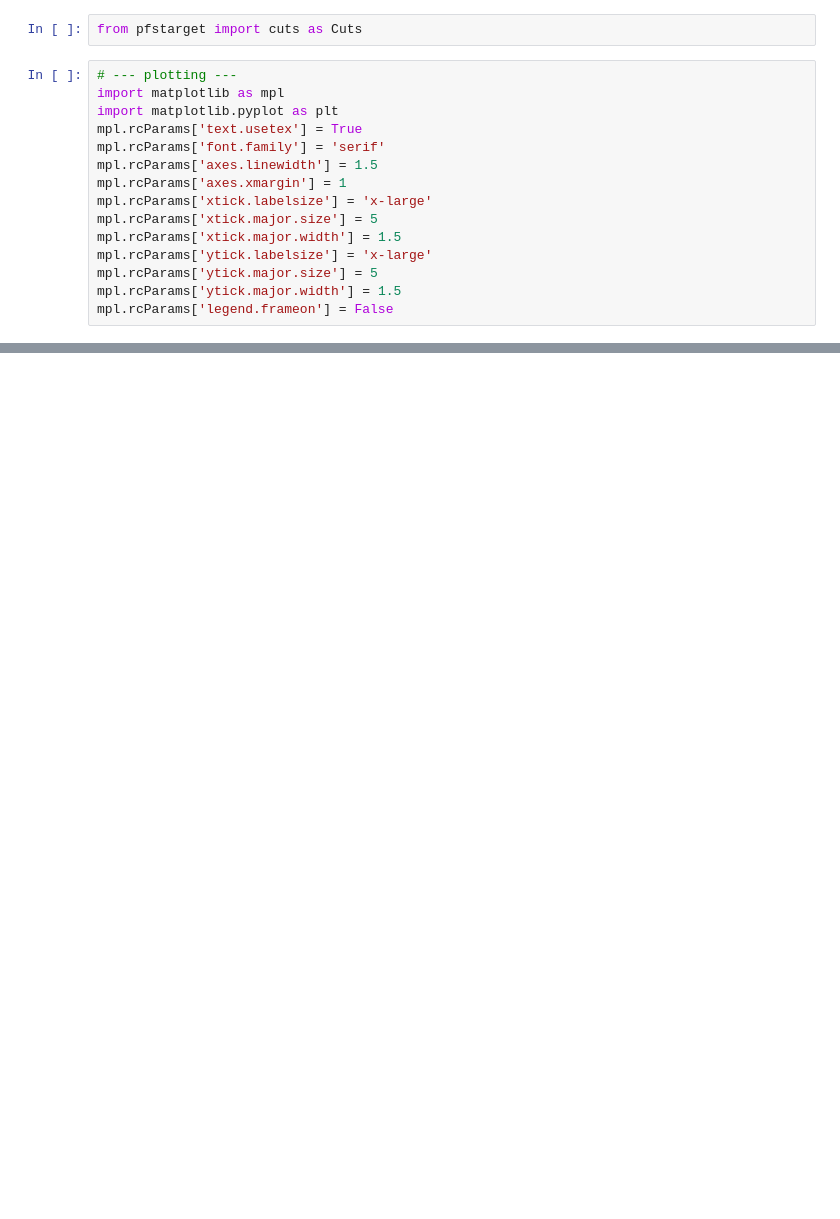
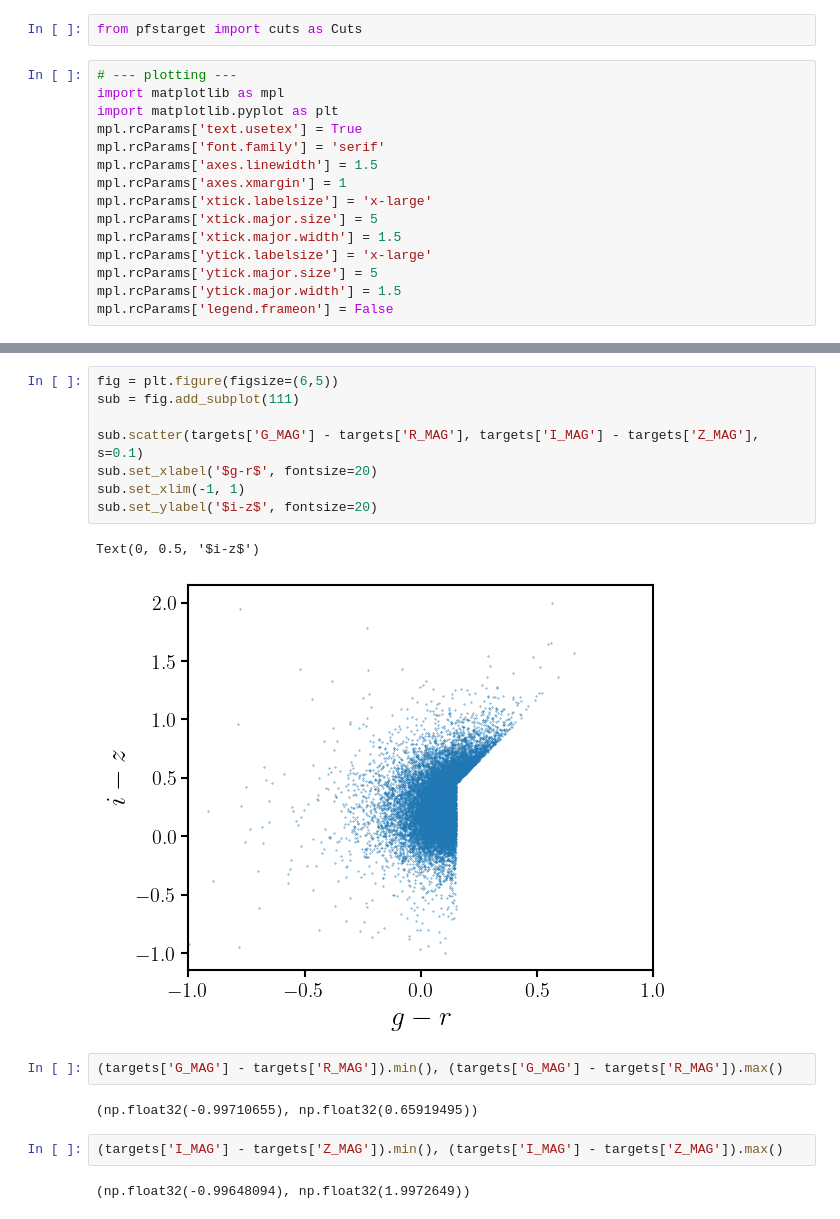
Before and after one commit to pfs-cosmo/pfstarget, a Jupyter notebook: bin/hsc/nb/hsc.ipynb, the cells around one changed output, grey strips where cells are left out. Cells and saved outputs as stored; diff of their text form; blank space fills up the shorter version.

```diff
--- a/bin/hsc/nb/hsc.ipynb
+++ b/bin/hsc/nb/hsc.ipynb
@@ -78,0 +52,19 @@ KeyError: 'meas_i_cmodel_mag'
+# %%
+fig = plt.figure(figsize=(6,5))
+sub = fig.add_subplot(111)
+
+sub.scatter(targets['G_MAG'] - targets['R_MAG'], targets['I_MAG'] - targets['Z_MAG'], s=0.1)
+sub.set_xlabel('$g-r$', fontsize=20)
+sub.set_xlim(-1, 1)
+sub.set_ylabel('$i-z$', fontsize=20)
+# %% [output]
+Text(0, 0.5, '$i-z$')
+[figure, added]
+# %%
+(targets['G_MAG'] - targets['R_MAG']).min(), (targets['G_MAG'] - targets['R_MAG']).max()
+# %% [output]
+(np.float32(-0.99710655), np.float32(0.65919495))
+# %%
+(targets['I_MAG'] - targets['Z_MAG']).min(), (targets['I_MAG'] - targets['Z_MAG']).max()
+# %% [output]
+(np.float32(-0.99648094), np.float32(1.9972649))
```
Also changed, not shown: parts of 9 cells of this notebook, 3 other files.
